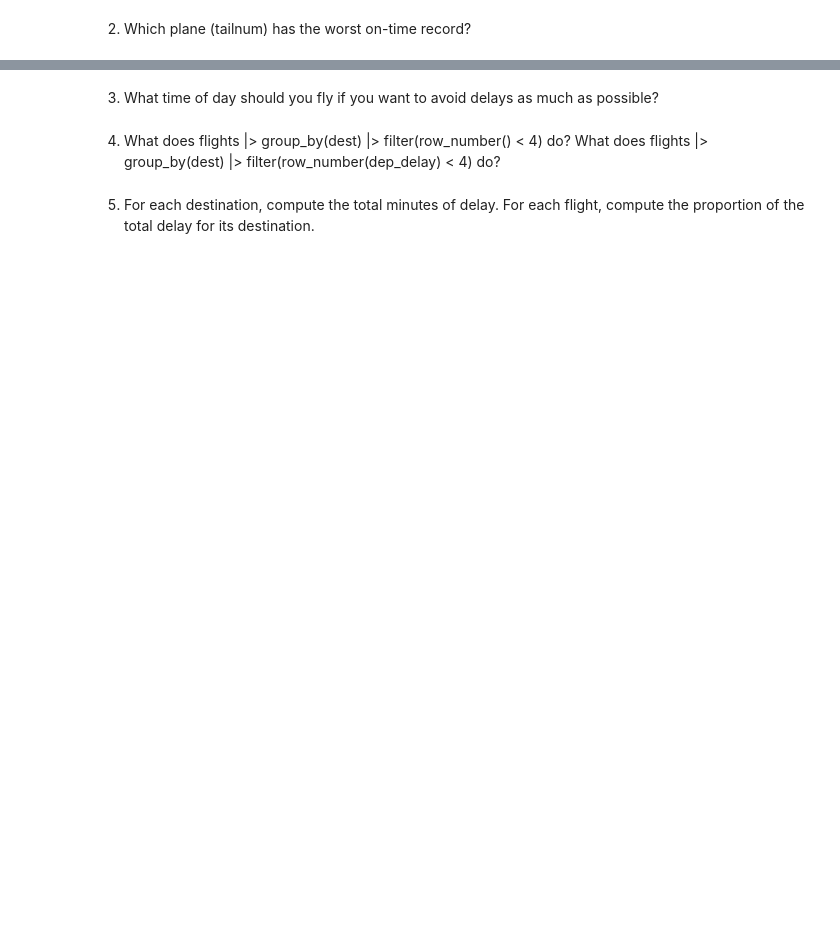
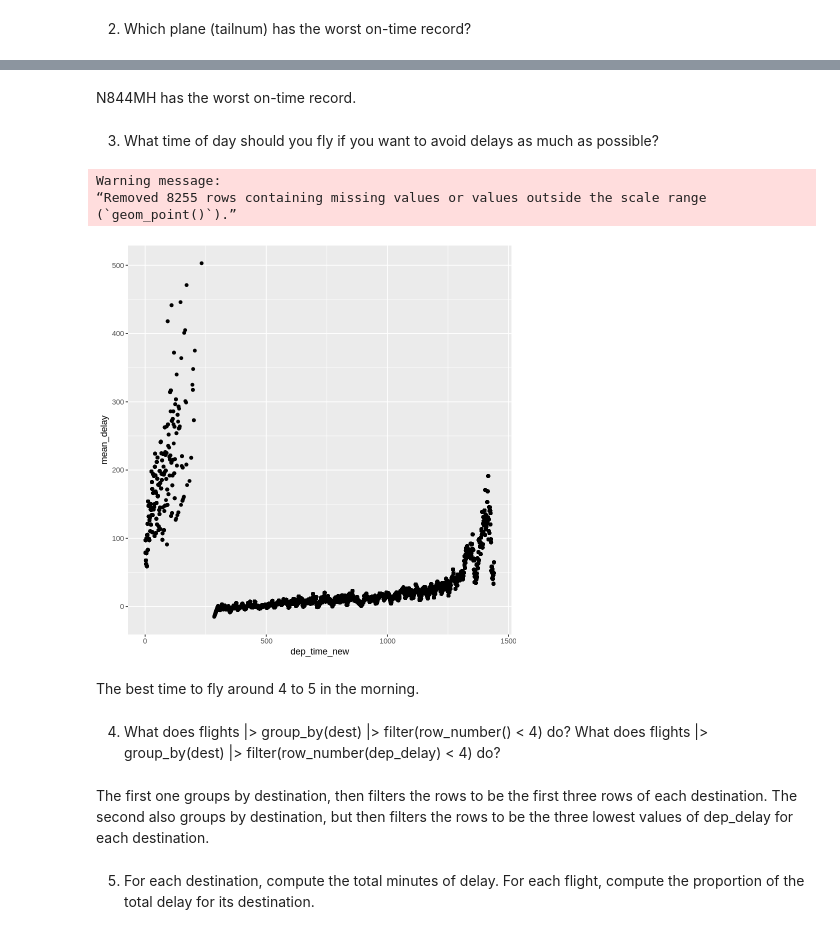
Before and after one commit to Brandy-Corwin/R-for-DS-exercises, a Jupyter notebook: Week_6_Assignments.ipynb, the cells around one changed output, grey strips where cells are left out. Drawn from its saved outputs; the diff is of its cells as text; code cells hidden in the pictures; blank space fills up the shorter version.

```diff
--- a/Week_6_Assignments.ipynb
+++ b/Week_6_Assignments.ipynb
@@ -56,6 +406,24 @@ Convert them to a more truthful representation of time (either fractional hours
+# %% [markdown]
+N844MH has the worst on-time record.
 # %% [markdown]
 3. What time of day should you fly if you want to avoid delays as much as possible?
+# %%
+flights |>
+    mutate(dep_time_new = ((dep_time %/% 100) * 60) + (dep_time %% 100)) |>
+    group_by(dep_time_new) |>
+    mutate(mean_delay = mean(dep_delay, na.rm = TRUE)) |>
+    ggplot(aes(x = dep_time_new, y = mean_delay)) +
+    geom_point()
+# %% [output]
+Warning message:
+“Removed 8255 rows containing missing values or values outside the scale range
+(`geom_point()`).”
+[figure, added]
+# %% [markdown]
+The best time to fly around 4 to 5 in the morning.
 # %% [markdown]
 4. What does flights |> group_by(dest) |> filter(row_number() < 4) do? What does flights |> group_by(dest) |> filter(row_number(dep_delay) < 4) do?
+# %% [markdown]
+The first one groups by destination, then filters the rows to be the first three rows of each destination. The second also groups by destination, but then filters the rows to be the three lowest values of dep_delay for each destination.
 # %% [markdown]
 5. For each destination, compute the total minutes of delay. For each flight, compute the proportion of the total delay for its destination.
```
Also changed, not shown: parts of 41 cells of this notebook.
